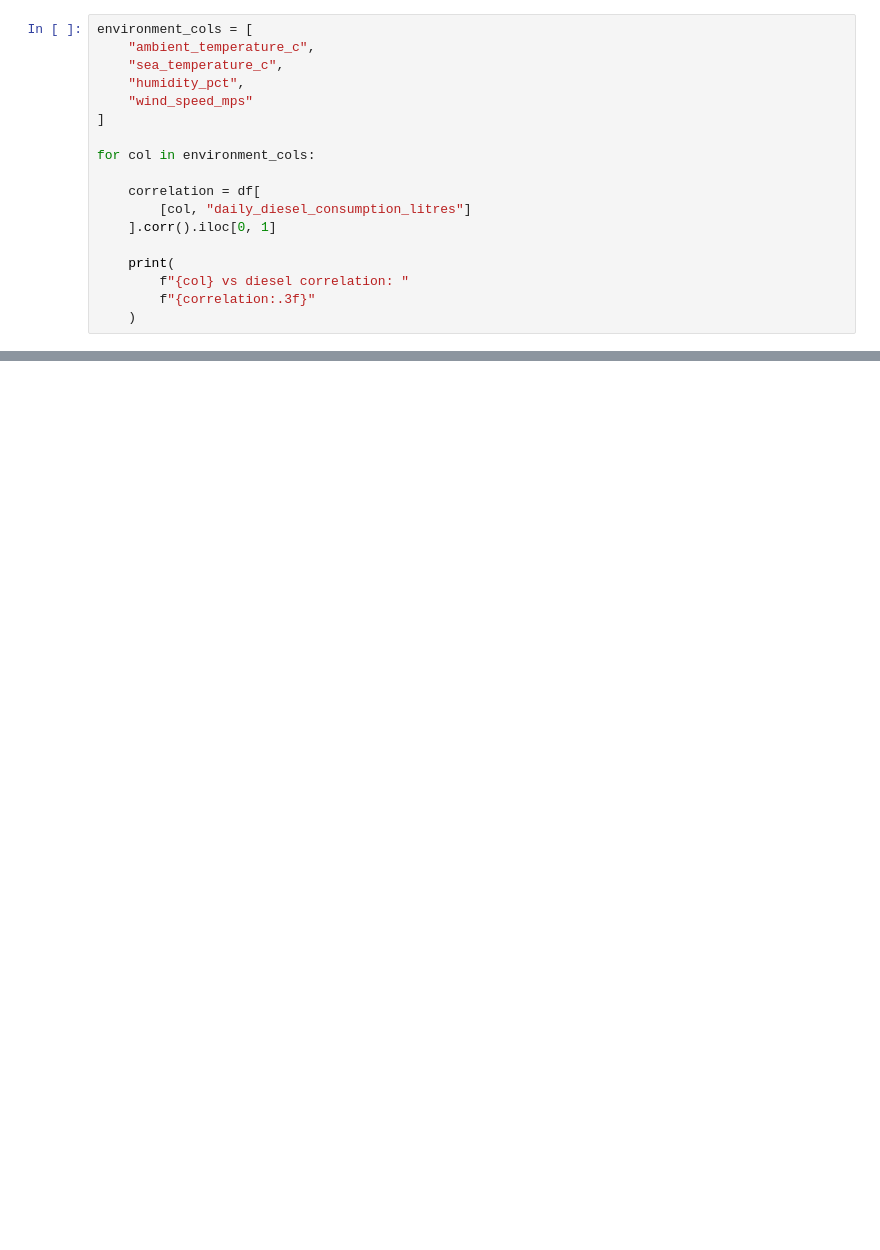
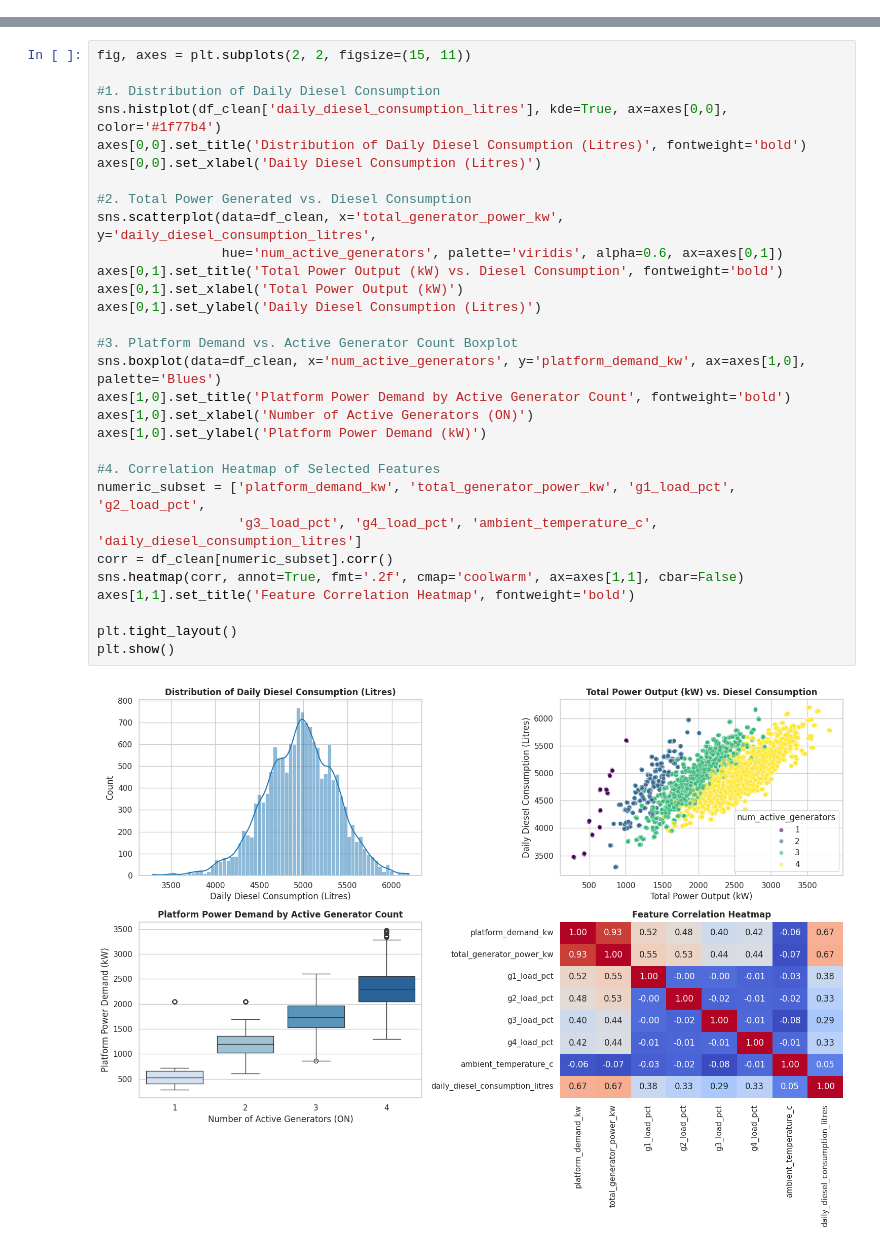
Before and after one commit to anirudhakolay/Generator_Fuel_Efficiency_Model, a Jupyter notebook: Generator_Diesel_efficieny_Model.ipynb, the cells around one changed output, grey strips where cells are left out. Saved outputs shown, nothing was run; the diff lists cells and outputs as text; blank space fills up the shorter version.

```diff
--- a/Generator_Diesel_efficieny_Model.ipynb
+++ b/Generator_Diesel_efficieny_Model.ipynb
@@ -935,18 +0,0 @@ wind_speed_mps vs diesel correlation: 0.046
-# %%
-environment_cols = [
-    "ambient_temperature_c",
-    "sea_temperature_c",
-    "humidity_pct",
-    "wind_speed_mps"
-]
-
-for col in environment_cols:
-
-    correlation = df[
-        [col, "daily_diesel_consumption_litres"]
-    ].corr().iloc[0, 1]
-
-    print(
-        f"{col} vs diesel correlation: "
-        f"{correlation:.3f}"
-    )
@@ -2762,0 +162,32 @@ The analysis also showed that generator operating configurations and platform de
+# %%
+fig, axes = plt.subplots(2, 2, figsize=(15, 11))
+
+#1. Distribution of Daily Diesel Consumption
+sns.histplot(df_clean['daily_diesel_consumption_litres'], kde=True, ax=axes[0,0], color='#1f77b4')
+axes[0,0].set_title('Distribution of Daily Diesel Consumption (Litres)', fontweight='bold')
+axes[0,0].set_xlabel('Daily Diesel Consumption (Litres)')
+
+#2. Total Power Generated vs. Diesel Consumption
+sns.scatterplot(data=df_clean, x='total_generator_power_kw', y='daily_diesel_consumption_litres',
+                hue='num_active_generators', palette='viridis', alpha=0.6, ax=axes[0,1])
+axes[0,1].set_title('Total Power Output (kW) vs. Diesel Consumption', fontweight='bold')
+axes[0,1].set_xlabel('Total Power Output (kW)')
+axes[0,1].set_ylabel('Daily Diesel Consumption (Litres)')
+
+#3. Platform Demand vs. Active Generator Count Boxplot
+sns.boxplot(data=df_clean, x='num_active_generators', y='platform_demand_kw', ax=axes[1,0], palette='Blues')
+axes[1,0].set_title('Platform Power Demand by Active Generator Count', fontweight='bold')
+axes[1,0].set_xlabel('Number of Active Generators (ON)')
+axes[1,0].set_ylabel('Platform Power Demand (kW)')
+
+#4. Correlation Heatmap of Selected Features
+numeric_subset = ['platform_demand_kw', 'total_generator_power_kw', 'g1_load_pct', 'g2_load_pct',
+                  'g3_load_pct', 'g4_load_pct', 'ambient_temperature_c', 'daily_diesel_consumption_litres']
+corr = df_clean[numeric_subset].corr()
+sns.heatmap(corr, annot=True, fmt='.2f', cmap='coolwarm', ax=axes[1,1], cbar=False)
+axes[1,1].set_title('Feature Correlation Heatmap', fontweight='bold')
+
+plt.tight_layout()
+plt.show()
+# %% [output]
+[figure, added]
```
Also changed, not shown: parts of 151 cells of this notebook, 1 other file.
